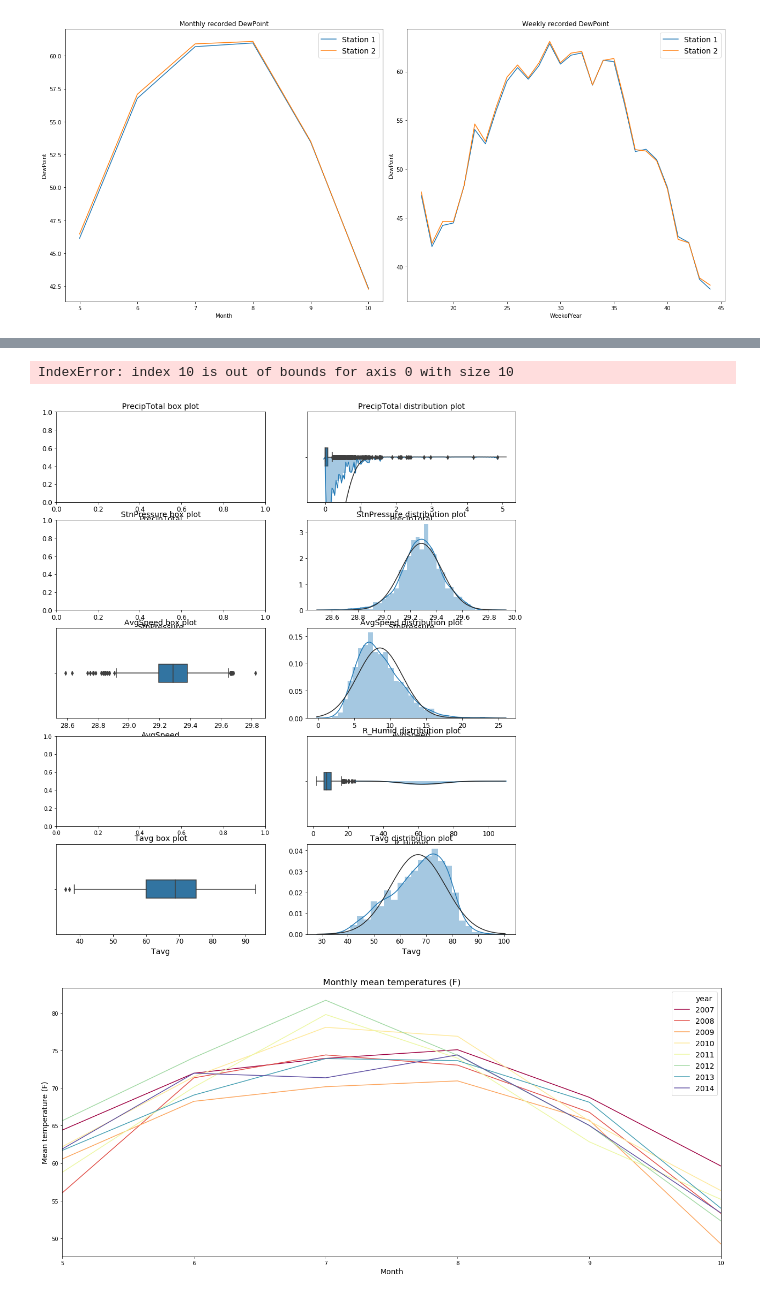
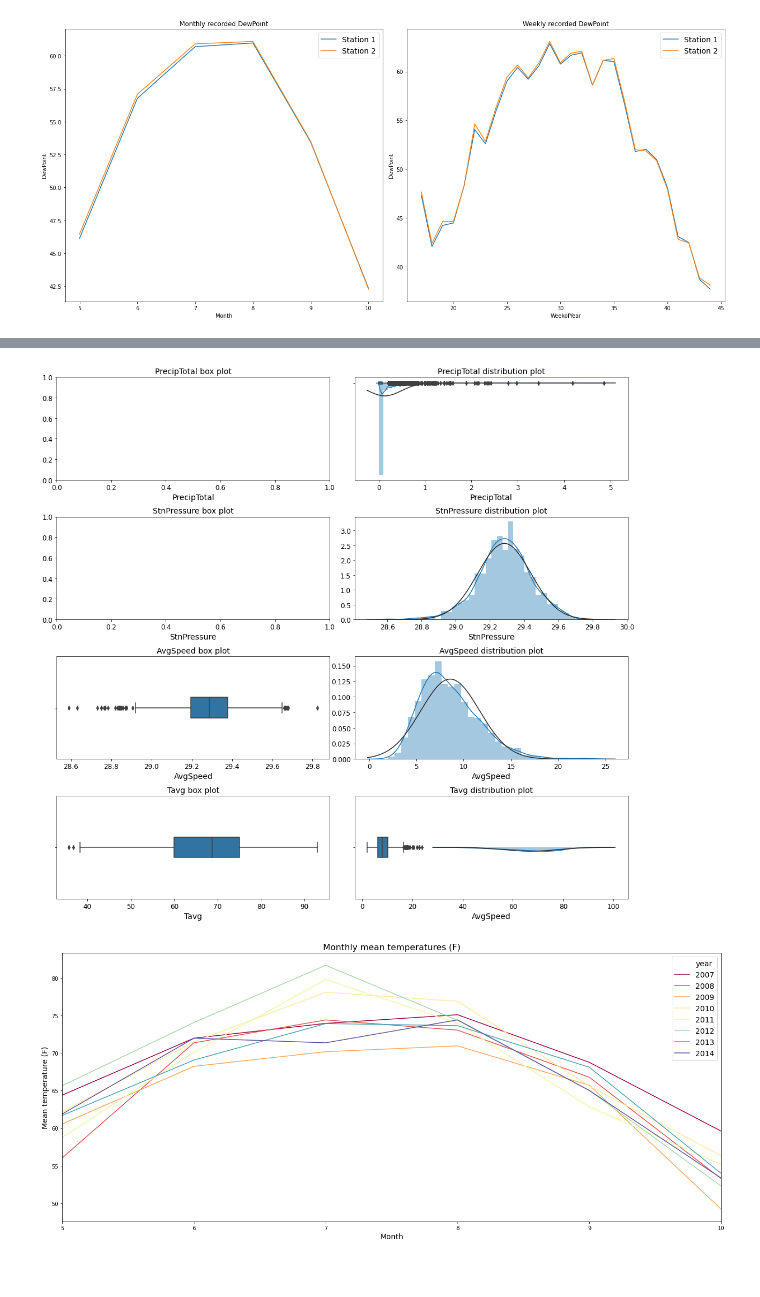
Before and after one commit to PChhapar/DSI_15_West_Nile_Virus_Prediction, a Jupyter notebook: code/1_EDA_Final.ipynb, the cells around one changed output, grey strips where cells are left out. Drawn from its saved outputs; the diff is of its cells as text; code cells hidden in the pictures.

```diff
--- a/code/1_EDA_Final.ipynb
+++ b/code/1_EDA_Final.ipynb
@@ -2514,2 +2521,0 @@ plt.tight_layout()
-# %%
-weather['Date_Station'] = weather['Date'].astype(str) + '_' + weather['Station'].astype(str)
@@ -2554,13 +2522 @@ weather_sun[['Daylight_Minutes', 'Tavg']].corr()
-# %%
-# humidity
-Tavg_C = ((weather['Tavg'] - 32) * 5 / 9)
-DewPoint_C = ((weather['DewPoint'] - 32) * 5 / 9)
-VapPress_Sat = np.exp((17.625 * Tavg_C) / (Tavg_C + 243.04))
-VapPress_Act = np.exp((17.625 * DewPoint_C) / (DewPoint_C + 243.04))
-R_Humidity = (VapPress_Act / VapPress_Sat) * 100
-
-weather['R_Humid'] = R_Humidity
-
-# temperature range
-weather['Trange'] = weather['Tmax'] - weather['Tmin']
 # %%
@@ -2613,10 +2555,9 @@ weather_combined.head()
 | 3 | 2007-05-04 | 72.0 | 50.0 | 61.00 | 41.5 | 0.0 | 29.335 | 10.25 | 7.5 | ... |
 | 4 | 2007-05-05 | 66.0 | 53.5 | 59.75 | 38.5 | 0.0 | 29.430 | 11.45 | 7.0 | ... |
 # %%
-dist_plots(weather_combined,['Tavg', 'PrecipTotal', 'StnPressure', 'AvgSpeed', 'R_Humid',])
+dist_plots(weather_combined,['Tavg', 'PrecipTotal', 'StnPressure', 'AvgSpeed'])
 # %% [output]
-IndexError: index 10 is out of bounds for axis 0 with size 10
-[figure, old version]
+[figure, new version]
 # %%
 # plot temperature by month and year
 plt.figure(figsize=(18,8))
```
Also changed, not shown: parts of 36 cells of this notebook, 4 other files.
